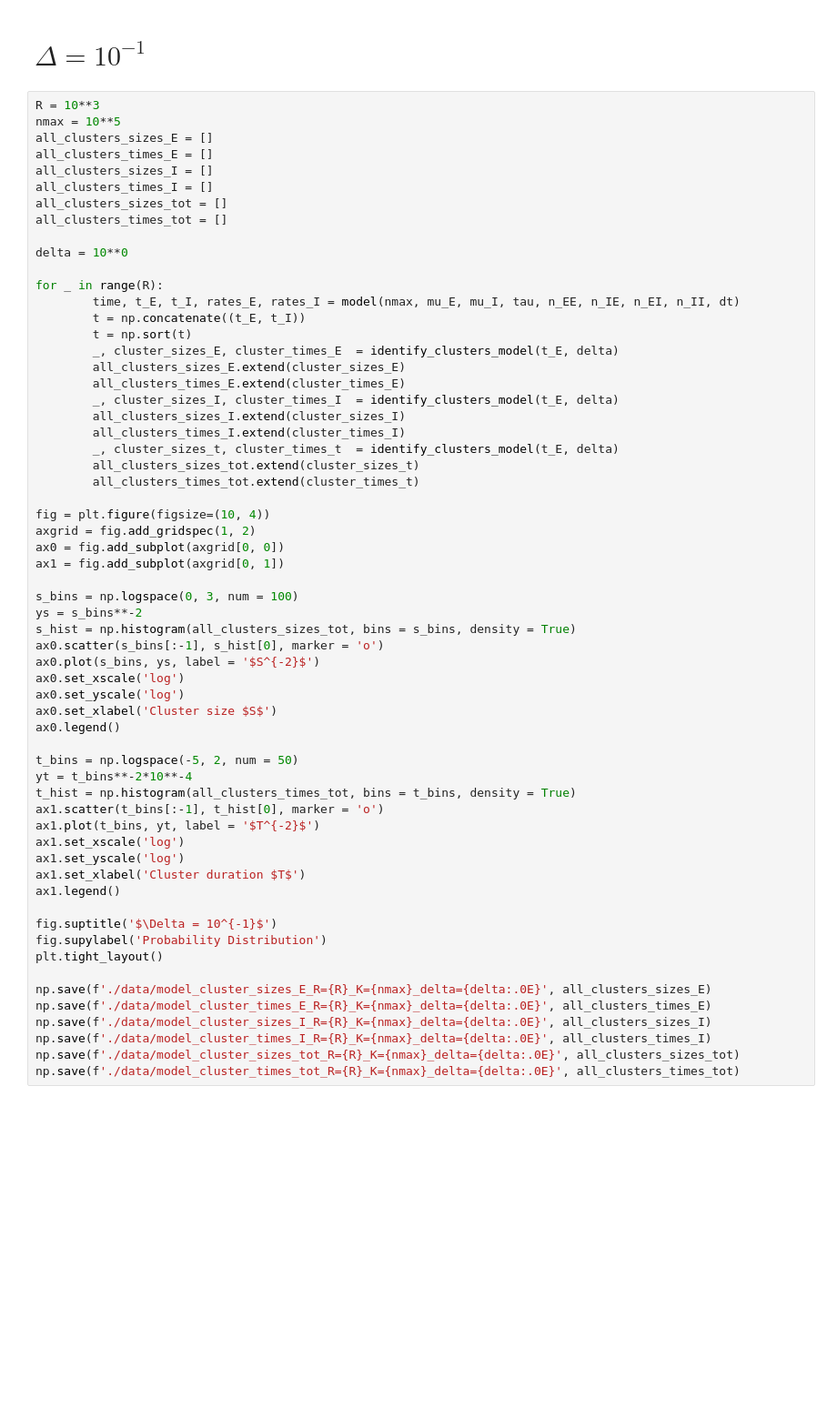
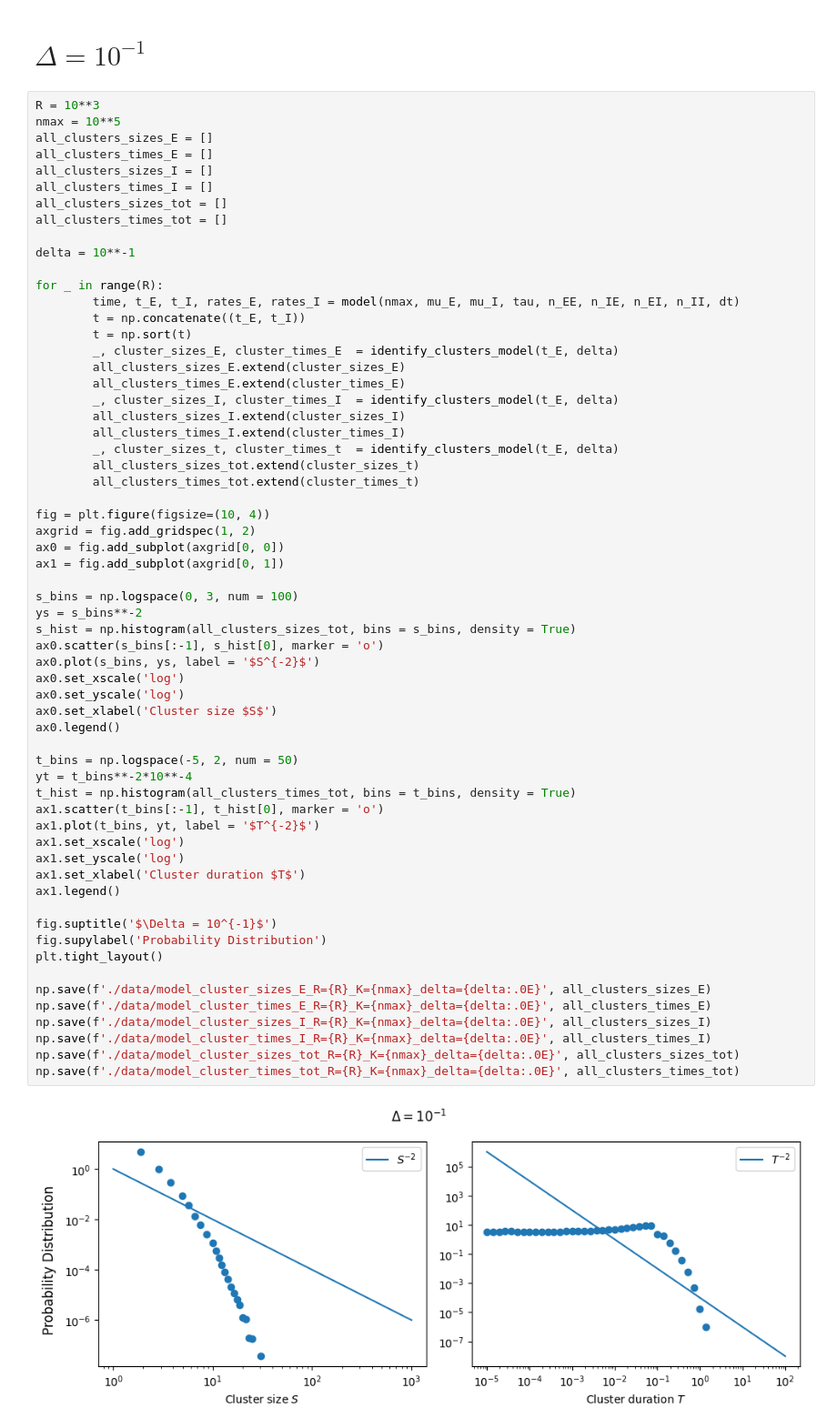
Before and after one commit to RivasAntonio/TFM, a Jupyter notebook: Códigos/Hawkes/Pruebas_modelo.ipynb, the cells around one changed output. Shown at 91% size. Drawn from its saved outputs; the diff is of its cells as text; blank space fills up the shorter version.

```diff
--- a/Códigos/Hawkes/Pruebas_modelo.ipynb
+++ b/Códigos/Hawkes/Pruebas_modelo.ipynb
@@ -707,7 +708,7 @@ all_clusters_times_I = []
 all_clusters_sizes_tot = []
 all_clusters_times_tot = []
 
-delta = 10**0
+delta = 10**-1
 
 for _ in range(R):
         time, t_E, t_I, rates_E, rates_I = model(nmax, mu_E, mu_I, tau, n_EE, n_IE, n_EI, n_II, dt)
@@ -731,30 +732,32 @@ ax1 = fig.add_subplot(axgrid[0, 1])
 s_bins = np.logspace(0, 3, num = 100)
 ys = s_bins**-2
 s_hist = np.histogram(all_clusters_sizes_tot, bins = s_bins, density = True)
 ax0.scatter(s_bins[:-1], s_hist[0], marker = 'o')
 ax0.plot(s_bins, ys, label = '$S^{-2}$')
 ax0.set_xscale('log')
 ax0.set_yscale('log')
 ax0.set_xlabel('Cluster size $S$')
 ax0.legend()
 
 t_bins = np.logspace(-5, 2, num = 50)
 yt = t_bins**-2*10**-4
 t_hist = np.histogram(all_clusters_times_tot, bins = t_bins, density = True)
 ax1.scatter(t_bins[:-1], t_hist[0], marker = 'o')
 ax1.plot(t_bins, yt, label = '$T^{-2}$')
 ax1.set_xscale('log')
 ax1.set_yscale('log')
 ax1.set_xlabel('Cluster duration $T$')
 ax1.legend()
 
 fig.suptitle('$\Delta = 10^{-1}$')
 fig.supylabel('Probability Distribution')
 plt.tight_layout()
 
 np.save(f'./data/model_cluster_sizes_E_R={R}_K={nmax}_delta={delta:.0E}', all_clusters_sizes_E)
 np.save(f'./data/model_cluster_times_E_R={R}_K={nmax}_delta={delta:.0E}', all_clusters_times_E)
 np.save(f'./data/model_cluster_sizes_I_R={R}_K={nmax}_delta={delta:.0E}', all_clusters_sizes_I)
 np.save(f'./data/model_cluster_times_I_R={R}_K={nmax}_delta={delta:.0E}', all_clusters_times_I)
 np.save(f'./data/model_cluster_sizes_tot_R={R}_K={nmax}_delta={delta:.0E}', all_clusters_sizes_tot)
 np.save(f'./data/model_cluster_times_tot_R={R}_K={nmax}_delta={delta:.0E}', all_clusters_times_tot)
+# %% [output]
+[figure, added]
```
Also changed, not shown: parts of 5 cells of this notebook, 2 other files.
